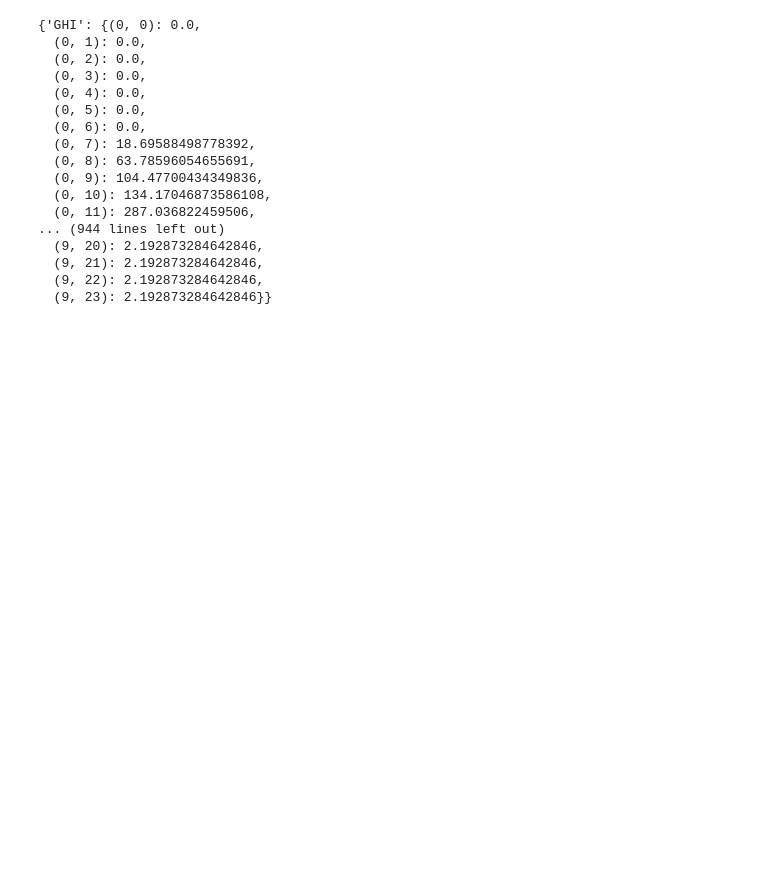
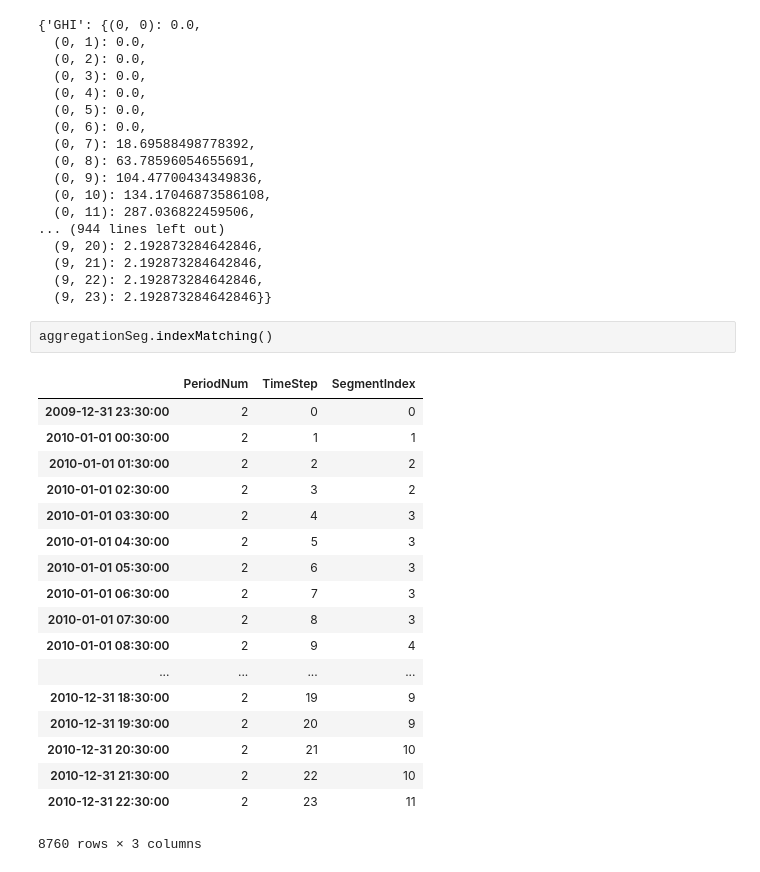
Before and after one commit to FZJ-IEK3-VSA/tsam, a Jupyter notebook: examples/aggregation_segmentation.ipynb, the cells around one changed output. Saved outputs shown, nothing was run; the diff lists cells and outputs as text; blank space fills up the shorter version.

Commit message:
SegmentIndex added to indexMatching()

```diff
--- a/examples/aggregation_segmentation.ipynb
+++ b/examples/aggregation_segmentation.ipynb
@@ -142,3 +142,24 @@ aggregation.clusterPeriodDict
   (9, 21): 2.192873284642846,
   (9, 22): 2.192873284642846,
   (9, 23): 2.192873284642846}}
+# %%
+aggregationSeg.indexMatching()
+# %% [output]
+|  | PeriodNum | TimeStep | SegmentIndex |
+| 2009-12-31 23:30:00 | 2 | 0 | 0 |
+| 2010-01-01 00:30:00 | 2 | 1 | 1 |
+| 2010-01-01 01:30:00 | 2 | 2 | 2 |
+| 2010-01-01 02:30:00 | 2 | 3 | 2 |
+| 2010-01-01 03:30:00 | 2 | 4 | 3 |
+| 2010-01-01 04:30:00 | 2 | 5 | 3 |
+| 2010-01-01 05:30:00 | 2 | 6 | 3 |
+| 2010-01-01 06:30:00 | 2 | 7 | 3 |
+| 2010-01-01 07:30:00 | 2 | 8 | 3 |
+| 2010-01-01 08:30:00 | 2 | 9 | 4 |
+| ... | ... | ... | ... |
+| 2010-12-31 18:30:00 | 2 | 19 | 9 |
+| 2010-12-31 19:30:00 | 2 | 20 | 9 |
+| 2010-12-31 20:30:00 | 2 | 21 | 10 |
+| 2010-12-31 21:30:00 | 2 | 22 | 10 |
+| 2010-12-31 22:30:00 | 2 | 23 | 11 |
+8760 rows × 3 columns
```
Also changed, not shown: 1 other file.
